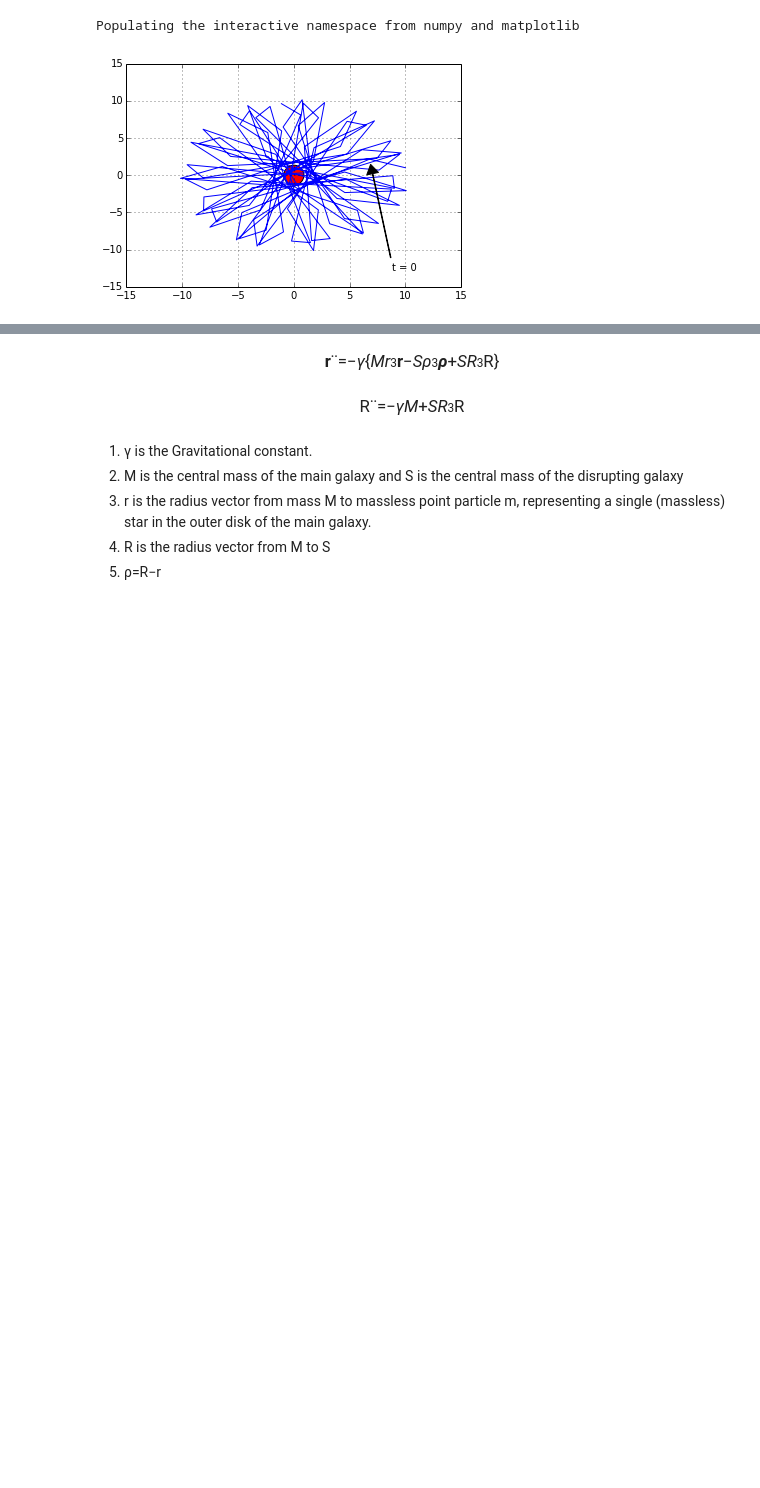
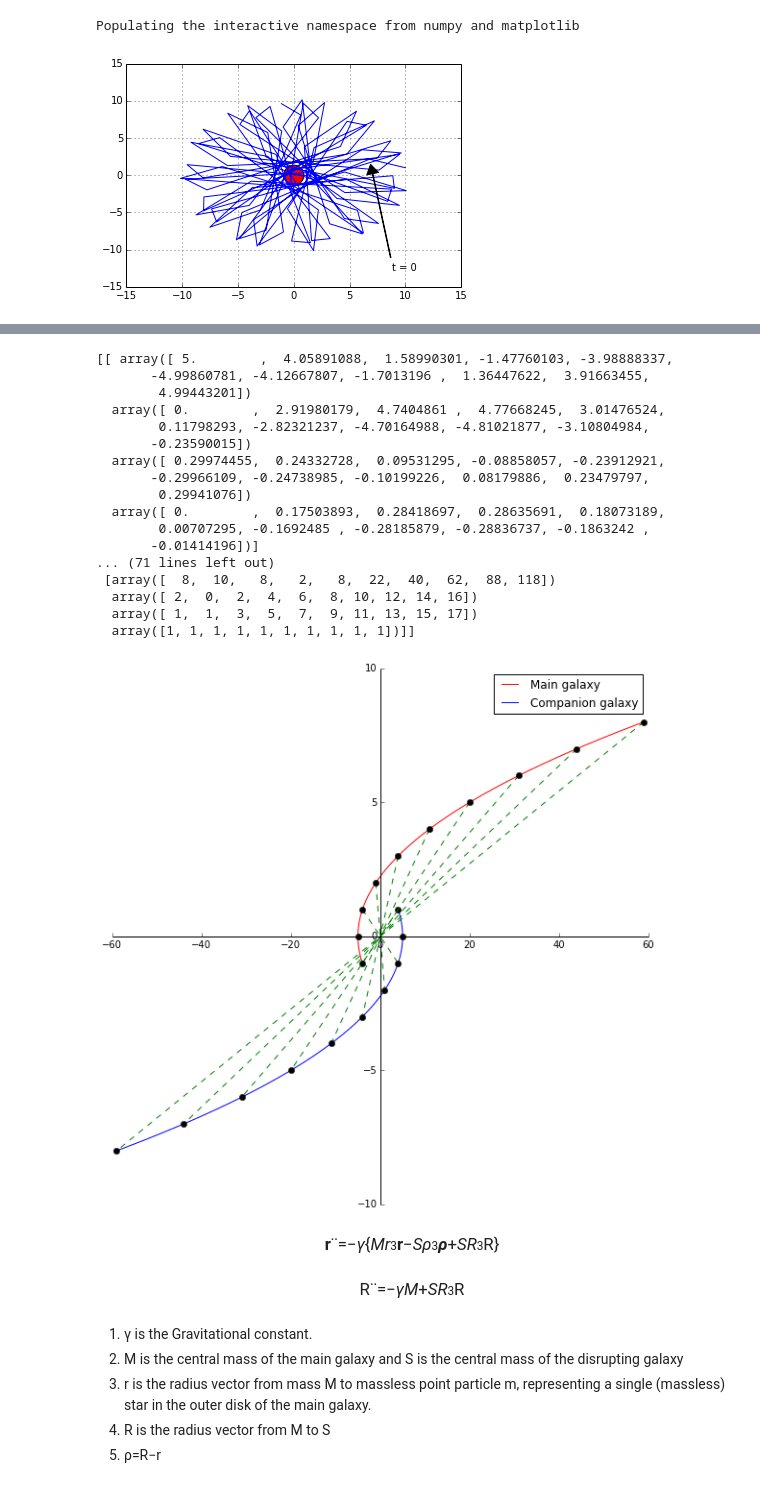
Before and after one commit to callen09/PHYS202-S14, a Jupyter notebook: GalaxyMerger/GalaxyMergerWork.ipynb, the cells around one changed output, grey strips where cells are left out. Drawn from its saved outputs; the diff is of its cells as text; code cells hidden in the pictures; blank space fills up the shorter version.

```diff
--- a/GalaxyMerger/GalaxyMergerWork.ipynb
+++ b/GalaxyMerger/GalaxyMergerWork.ipynb
@@ -195 +256,23 @@ Galaxy(5)
+# %%
+array1 = np.array((Orbital1.Stars(),Orbital2.Stars(),Orbital3.Stars(),Orbital4.Stars(),Orbital5.Stars(),GalaxyMotion(-5,1)))
+print array1
+# %% [output]
+[[ array([ 5.        ,  4.05891088,  1.58990301, -1.47760103, -3.98888337,
+       -4.99860781, -4.12667807, -1.7013196 ,  1.36447622,  3.91663455,
+        4.99443201])
+  array([ 0.        ,  2.91980179,  4.7404861 ,  4.77668245,  3.01476524,
+        0.11798293, -2.82321237, -4.70164988, -4.81021877, -3.10804984,
+       -0.23590015])
+  array([ 0.29974455,  0.24332728,  0.09531295, -0.08858057, -0.23912921,
+       -0.29966109, -0.24738985, -0.10199226,  0.08179886,  0.23479797,
+        0.29941076])
+  array([ 0.        ,  0.17503893,  0.28418697,  0.28635691,  0.18073189,
+        0.00707295, -0.1692485 , -0.28185879, -0.28836737, -0.1863242 ,
+       -0.01414196])]
+... (71 lines left out)
+ [array([  8,  10,   8,   2,   8,  22,  40,  62,  88, 118])
+  array([ 2,  0,  2,  4,  6,  8, 10, 12, 14, 16])
+  array([ 1,  1,  3,  5,  7,  9, 11, 13, 15, 17])
+  array([1, 1, 1, 1, 1, 1, 1, 1, 1, 1])]]
+[figure, added]
 # %% [markdown]
```
Also changed, not shown: parts of 11 cells of this notebook, 1 other file.
